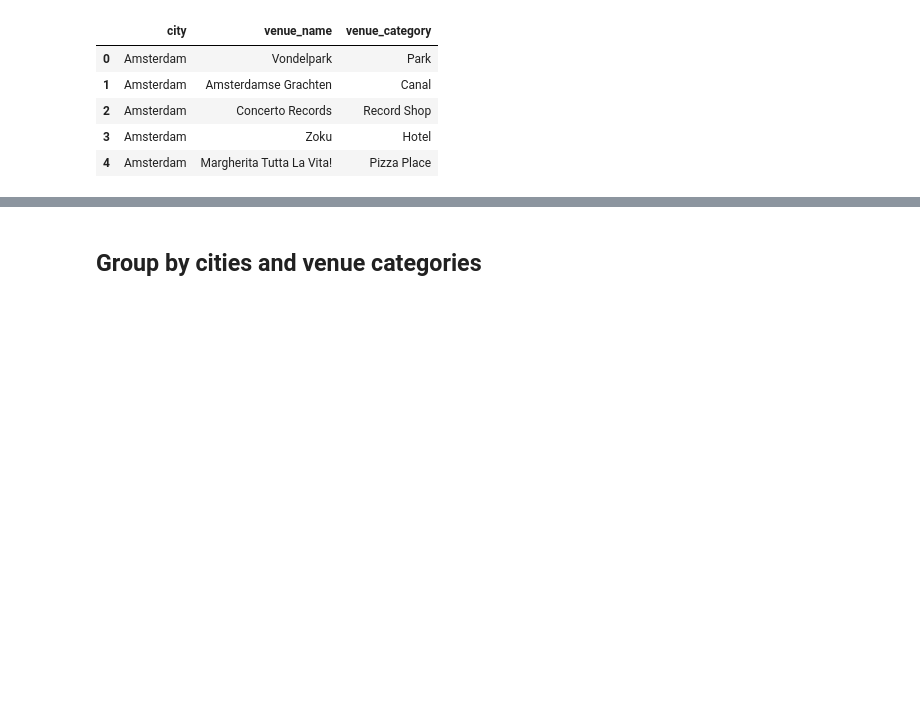
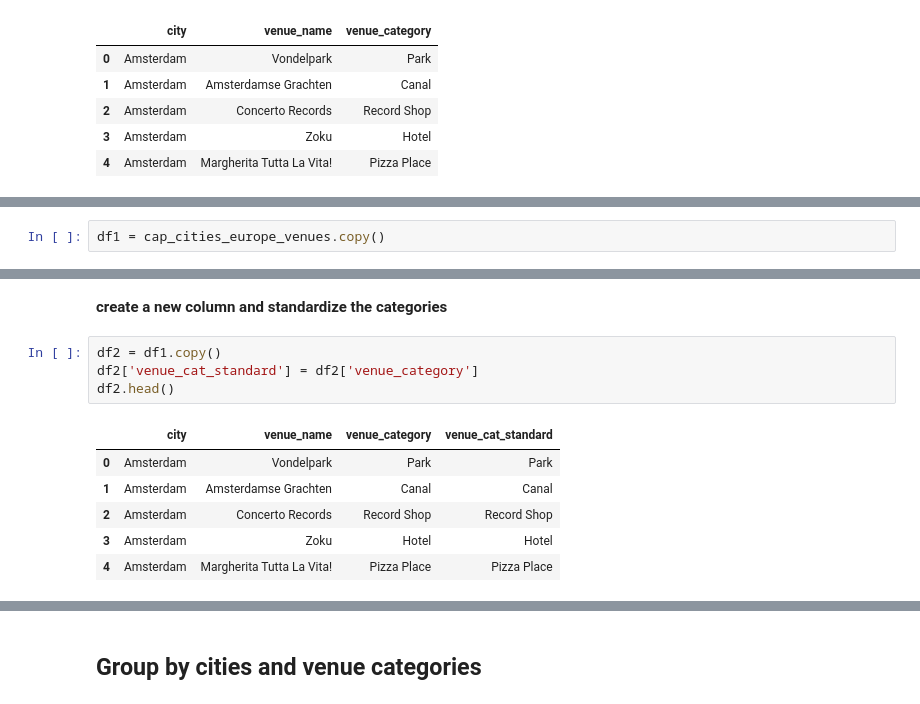
Before and after one commit to robertbozsik/city-recommender, a Jupyter notebook: notebooks/Foursquare_venues.ipynb, the cells around one changed output, grey strips where cells are left out. Cells and saved outputs as stored; diff of their text form; blank space fills up the shorter version.

```diff
--- a/notebooks/Foursquare_venues.ipynb
+++ b/notebooks/Foursquare_venues.ipynb
@@ -389,0 +390,2 @@ cap_cities_europe_venues.head()
+# %%
+df1 = cap_cities_europe_venues.copy()
@@ -389,0 +431,13 @@ cap_cities_europe_venues.head()
+# %% [markdown]
+**create a new column and standardize the categories**
+# %%
+df2 = df1.copy()
+df2['venue_cat_standard'] = df2['venue_category']
+df2.head()
+# %% [output]
+|  | city | venue_name | venue_category | venue_cat_standard |
+| 0 | Amsterdam | Vondelpark | Park | Park |
+| 1 | Amsterdam | Amsterdamse Grachten | Canal | Canal |
+| 2 | Amsterdam | Concerto Records | Record Shop | Record Shop |
+| 3 | Amsterdam | Zoku | Hotel | Hotel |
+| 4 | Amsterdam | Margherita Tutta La Vita! | Pizza Place | Pizza Place |
```
Also changed, not shown: parts of 42 cells of this notebook, 1 other file.
